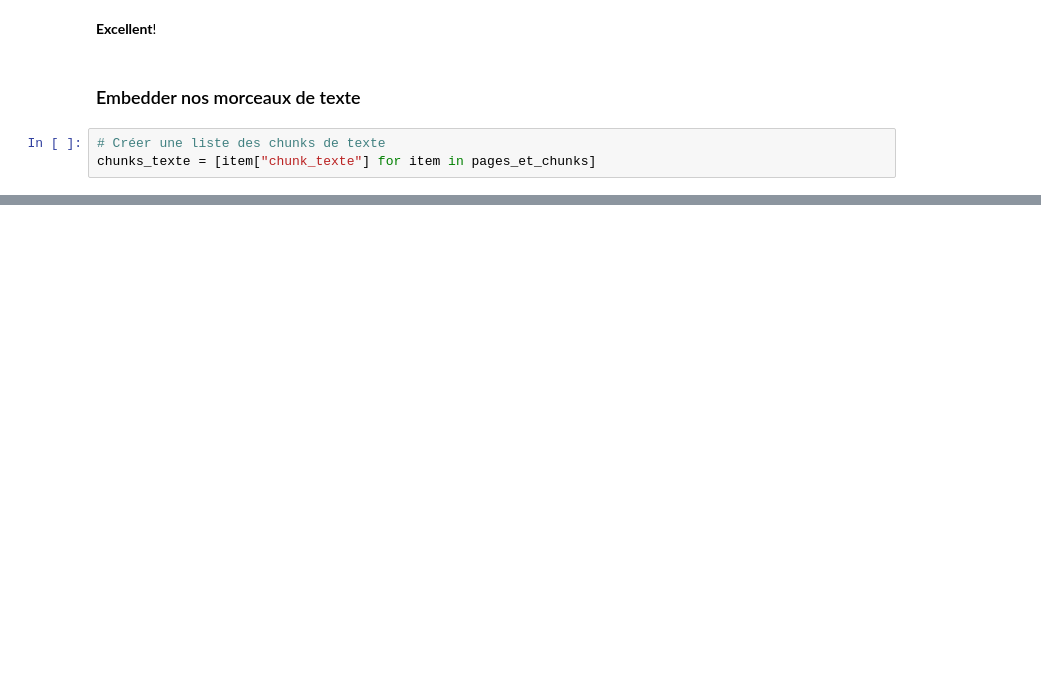
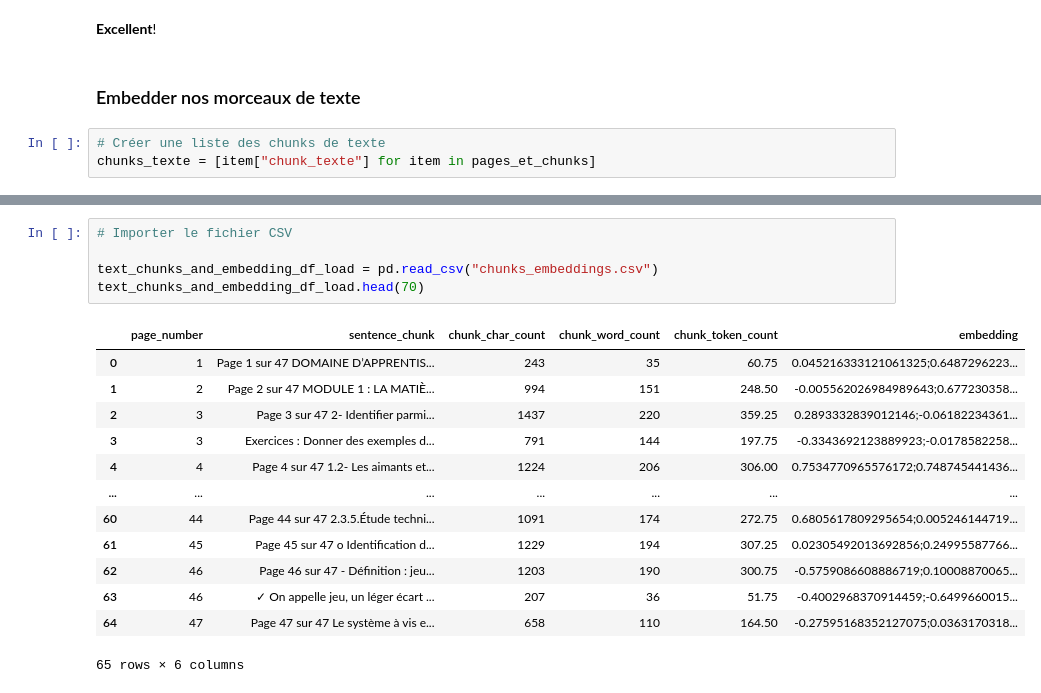
Before and after one commit to arlybest/Edu_chat, a Jupyter notebook: rag.ipynb, the cells around one changed output, grey strips where cells are left out. Saved outputs shown, nothing was run; the diff lists cells and outputs as text; blank space fills up the shorter version.

```diff
--- a/rag.ipynb
+++ b/rag.ipynb
@@ -545,0 +585,19 @@ chunks_texte = [item["chunk_texte"] for item in pages_et_chunks]
+# %%
+# Importer le fichier CSV
+
+text_chunks_and_embedding_df_load = pd.read_csv("chunks_embeddings.csv")
+text_chunks_and_embedding_df_load.head(70)
+# %% [output]
+|  | page_number | sentence_chunk | chunk_char_count | chunk_word_count | chunk_token_count | embedding |
+| 0 | 1 | Page 1 sur 47 DOMAINE D’APPRENTIS... | 243 | 35 | 60.75 | 0.045216333121061325;0.6487296223... |
+| 1 | 2 | Page 2 sur 47 MODULE 1 : LA MATIÈ... | 994 | 151 | 248.50 | -0.005562026984989643;0.677230358... |
+| 2 | 3 | Page 3 sur 47 2- Identifier parmi... | 1437 | 220 | 359.25 | 0.2893332839012146;-0.06182234361... |
+| 3 | 3 | Exercices : Donner des exemples d... | 791 | 144 | 197.75 | -0.3343692123889923;-0.0178582258... |
+| 4 | 4 | Page 4 sur 47 1.2- Les aimants et... | 1224 | 206 | 306.00 | 0.7534770965576172;0.748745441436... |
+| ... | ... | ... | ... | ... | ... | ... |
+| 60 | 44 | Page 44 sur 47 2.3.5.Étude techni... | 1091 | 174 | 272.75 | 0.6805617809295654;0.005246144719... |
+| 61 | 45 | Page 45 sur 47 o Identification d... | 1229 | 194 | 307.25 | 0.02305492013692856;0.24995587766... |
+| 62 | 46 | Page 46 sur 47 - Définition : jeu... | 1203 | 190 | 300.75 | -0.5759086608886719;0.10008870065... |
+| 63 | 46 | ✓ On appelle jeu, un léger écart ... | 207 | 36 | 51.75 | -0.4002968370914459;-0.6499660015... |
+| 64 | 47 | Page 47 sur 47 Le système à vis e... | 658 | 110 | 164.50 | -0.27595168352127075;0.0363170318... |
+65 rows × 6 columns
```
Also changed, not shown: parts of 12 cells of this notebook, 2 other files.
